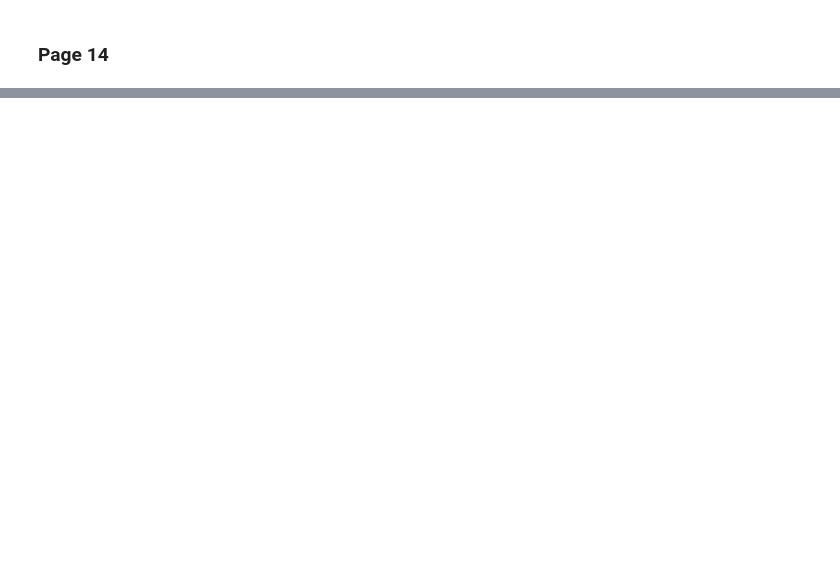
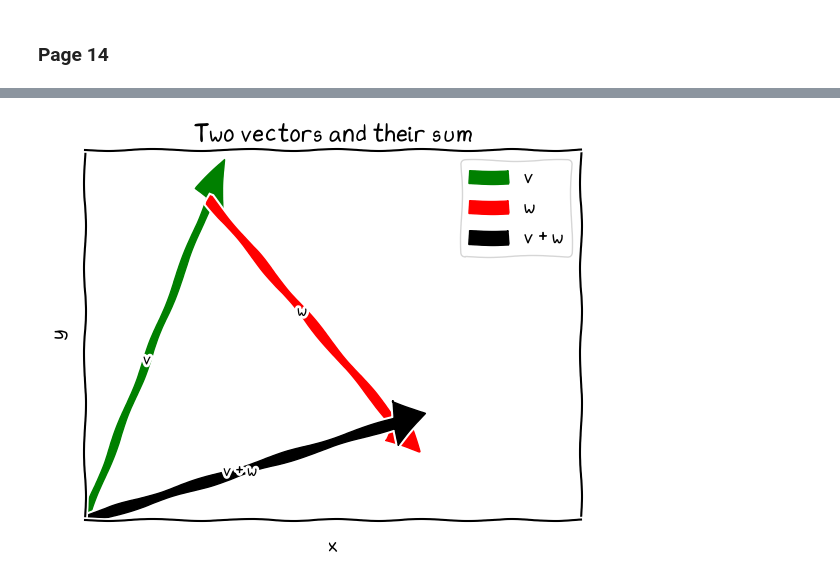
Before and after one commit to baberlevi/biggest-ideas-book-1, a Jupyter notebook: biggest-ideas-space-time-motion.ipynb, the cells around one changed output, grey strips where cells are left out. Cells and saved outputs as stored; diff of their text form; code cells hidden in the pictures; blank space fills up the shorter version.

```diff
--- a/biggest-ideas-space-time-motion.ipynb
+++ b/biggest-ideas-space-time-motion.ipynb
@@ -85,0 +119,64 @@ plt.show()
+# %%
+import matplotlib.pyplot as plt
+import numpy as np
+
+# Set xkcd style
+plt.xkcd()
+
+# Create figure and axis
+fig, ax = plt.subplots()
+
+# Define vector magnitude and angle
+v_mag = 4
+v_angle = np.pi/3  # 60 degrees in radians
+
+# Calculate vector components
+v_x = v_mag * np.cos(v_angle)
+v_y = v_mag * np.sin(v_angle)
+
+# Plot vector v
+ax.arrow(0, 0, v_x, v_y, width=0.1, head_width=0.5, head_length=0.5, color='green', label='v')
+
+# Define vector w magnitude and angle relative to v
+w_mag = 2.5
+w_angle = np.pi/4  # 45 degrees in radians
+
+# Calculate vector w components relative to v
+w_x = (5 - v_x)
+w_y = -w_mag * np.sin(w_angle + v_angle)
+
+# Plot vector w
+ax.arrow(v_x, v_y, w_x, w_y, width=0.1, head_width=0.5, head_length=0.5, color='red', label='w')
+
+# Calculate vector vw components
+vw_x = v_x + w_x
+vw_y = v_y + w_y
+
+# Plot vector v+w
+ax.arrow(0, 0, vw_x, vw_y, width=0.1, head_width=0.5, head_length=0.5, color='black', label='v + w')
+
+# Add labels to vectors
+ax.text(v_x/2, v_y/2, 'v', fontsize=12, ha='center', va='center')
+ax.text(v_x + w_x/2, v_y + w_y/2, 'w', fontsize=12, ha='center', va='center')
+ax.text(vw_x/2, vw_y/2, 'v + w', fontsize=12, ha='center', va='center')
+
+# Set x and y limits
+ax.set_xlim([0, 8])
+ax.set_ylim([0, 4])
+
+# Remove ticks and labels on both axes
+ax.set_xticks([])
+ax.set_yticks([])
+
+# Add labels
+ax.set_xlabel('x')
+ax.set_ylabel('y')
+ax.set_title('Two vectors and their sum')
+
+# Add legend
+ax.legend()
+
+# Show plot
+plt.show()
+# %% [output]
+[figure, added]
```
Also changed, not shown: parts of 8 cells of this notebook.
